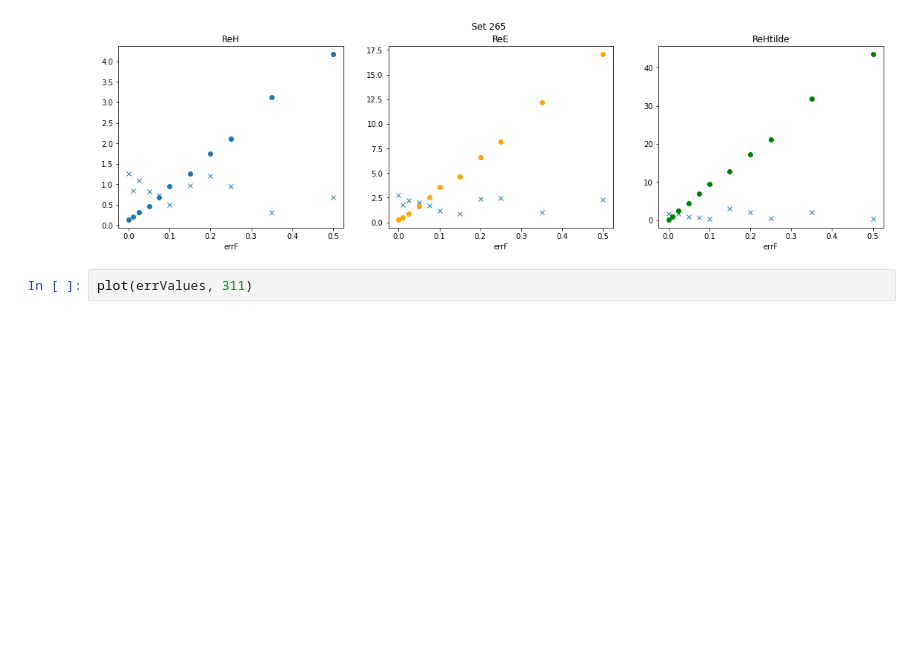
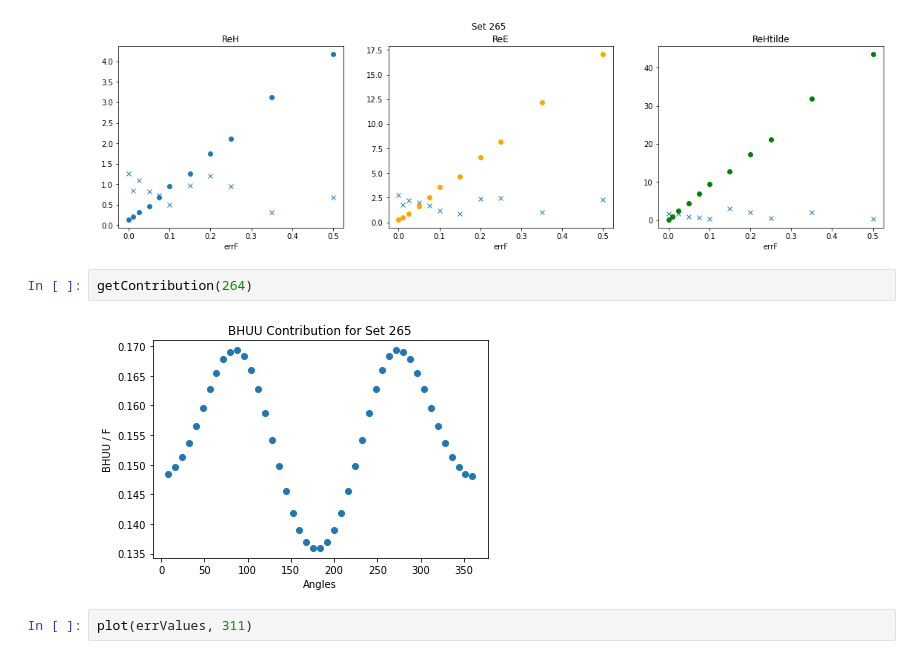
Before and after one commit to extraction-tools/ANN, a Jupyter notebook: Aaryan/ErrorFvAccuracy_ManySets.ipynb, the cells around one changed output. Drawn from its saved outputs; the diff is of its cells as text; blank space fills up the shorter version.

```diff
--- a/Aaryan/ErrorFvAccuracy_ManySets.ipynb
+++ b/Aaryan/ErrorFvAccuracy_ManySets.ipynb
@@ -103,6 +130,10 @@ plot(errValues, 137)
 plot(errValues, 264)
 # %% [output]
 [figure]
+# %%
+getContribution(264)
+# %% [output]
+[figure, added]
 # %%
 plot(errValues, 311)
 # %% [output]
```
Also changed, not shown: parts of 25 cells of this notebook.
